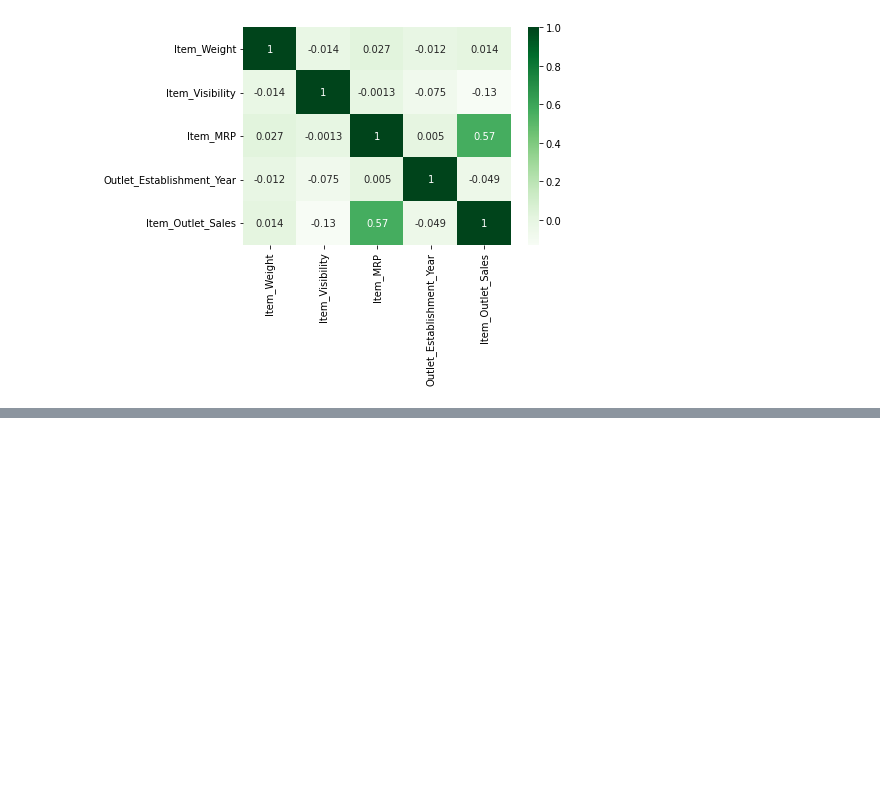
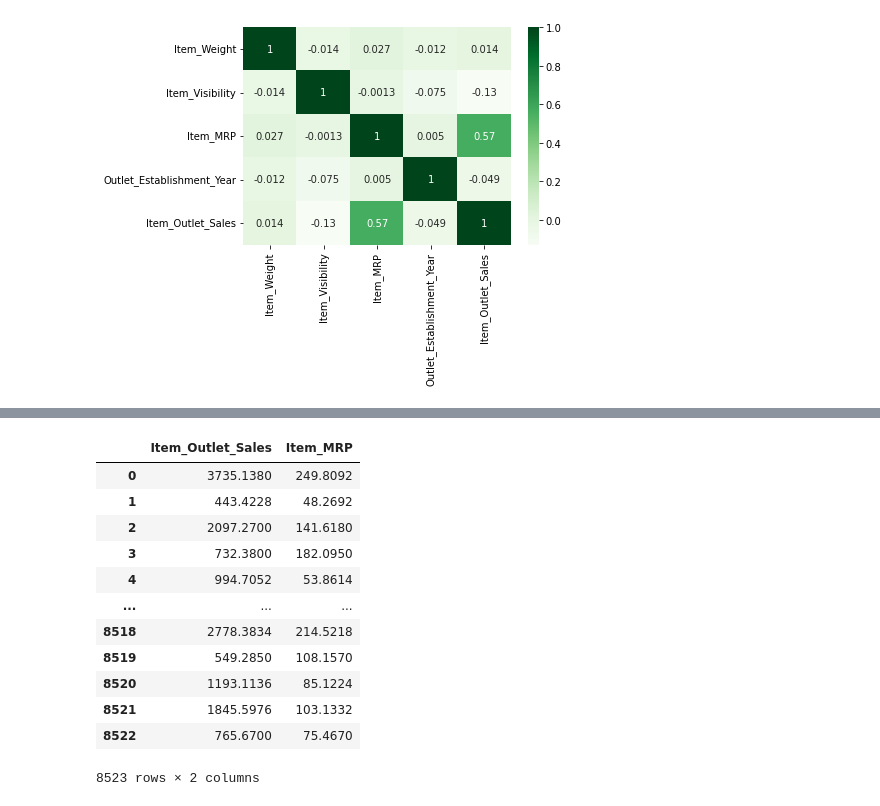
Before and after one commit to tendomart/food-sales-predictions, a Jupyter notebook: food_sales_predictions.ipynb, the cells around one changed output, grey strips where cells are left out. Saved outputs shown, nothing was run; the diff lists cells and outputs as text; code cells hidden in the pictures; blank space fills up the shorter version.

```diff
--- a/food_sales_predictions.ipynb
+++ b/food_sales_predictions.ipynb
@@ -61,0 +83,18 @@ sns.heatmap(corr ,cmap = 'Greens', annot = True )
+# %%
+#From the Heatmap above, there is strongest correlation between Item_Outlet_Sales and Item_MRP against other values
+#Comparing Item Outlet sales Vs Item_MRP
+df[['Item_Outlet_Sales', 'Item_MRP']]
+# %% [output]
+|  | Item_Outlet_Sales | Item_MRP |
+| 0 | 3735.1380 | 249.8092 |
+| 1 | 443.4228 | 48.2692 |
+| 2 | 2097.2700 | 141.6180 |
+| 3 | 732.3800 | 182.0950 |
+| 4 | 994.7052 | 53.8614 |
+| ... | ... | ... |
+| 8518 | 2778.3834 | 214.5218 |
+| 8519 | 549.2850 | 108.1570 |
+| 8520 | 1193.1136 | 85.1224 |
+| 8521 | 1845.5976 | 103.1332 |
+| 8522 | 765.6700 | 75.4670 |
+8523 rows × 2 columns
```
Also changed, not shown: parts of 5 cells of this notebook.
